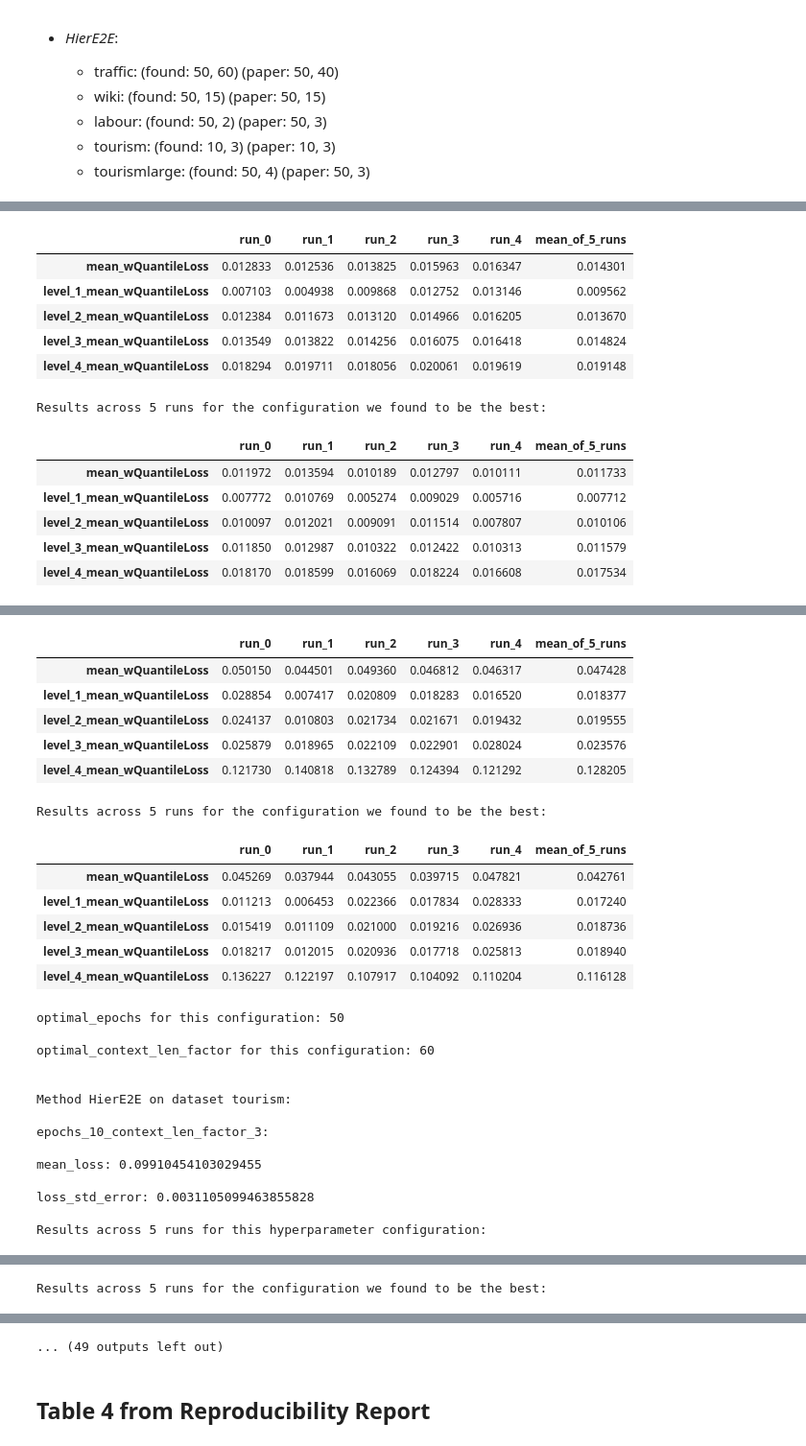
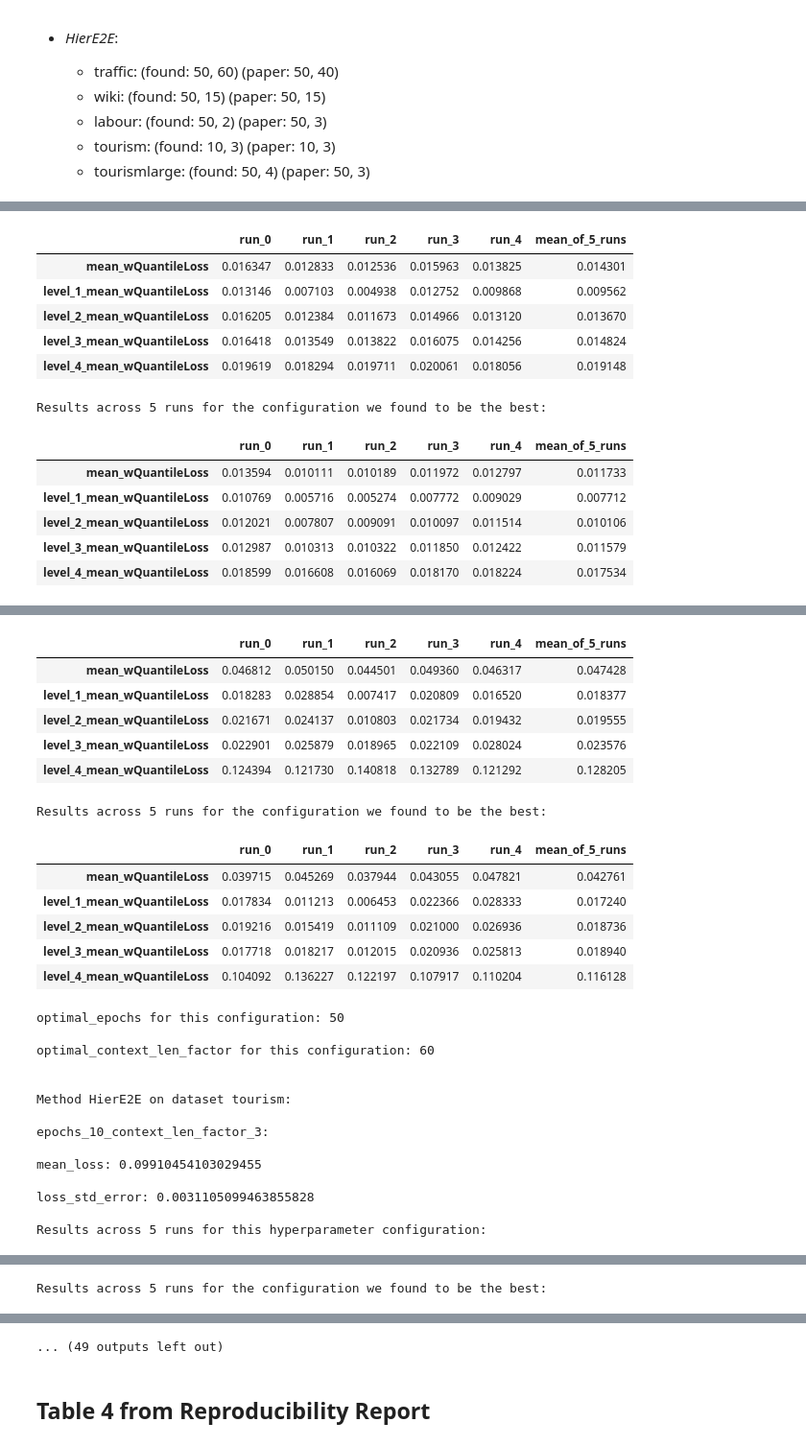
Before and after one commit to dstefanov46/RC_2021, a Jupyter notebook: evaluate_results.ipynb, the cells around one changed output, grey strips where cells are left out. Shown at 96% size. Saved outputs shown, nothing was run; the diff lists cells and outputs as text; code cells hidden in the pictures.

```diff
--- a/evaluate_results.ipynb
+++ b/evaluate_results.ipynb
@@ -227,7 +227,8 @@ def examine_hp_search_results(method, dataset, num_runs):
     optimal_epochs = optimal_hps[method][dataset]['epochs']
     optimal_context_len_factor = optimal_hps[method][dataset]['context_len_factor']
 
-    folder_name = f'{method}_{dataset}\epochs_{optimal_epochs}_context_len_factor_{optimal_context_len_factor}'
+    folder_name = os.path.join(f'{method}_{dataset}',
+                               f'epochs_{optimal_epochs}_context_len_factor_{optimal_context_len_factor}')
     mean_loss, loss_std_error = get_mean_loss(folder_name, num_runs, calc_std_error=True)
     print(f'Method {method} on dataset {dataset}:\n')
     print(f'epochs_{optimal_epochs}_context_len_factor_{optimal_context_len_factor}:\n')
@@ -304,6 +305,7 @@ def convert_date(file):
 def calculate_runtimes(folder_name):
     runtimes = np.zeros((num_runs - 1,))
     files = [file for file in os.listdir(folder_name) if '.txt' not in file]
+    files = sorted(files)
     for (i, file) in enumerate(files):
         if i == 0:
             old_date = convert_date(file)
@@ -325,7 +327,7 @@ def calculate_average_runtimes(to_latex=False, calc_std_error=False, minutes=Fal
                 continue
             runtimes = calculate_runtimes(folder_name)
             if calc_std_error and minutes:
-                runtime_df.loc[dataset, method] = str((runtimes.mean() / 60).round(2)) + '+/-' + str((runtimes.std() / 60).round(2))
+                runtime_df.loc[dataset, method] = str((runtimes.mean() / 60).round(2)) + ' +/- ' + str((runtimes.std() / 60).round(2))
             else:
                 runtime_df.loc[dataset, method] = runtimes.mean()
 
@@ -378,7 +380,7 @@ def calculate_total_time():
 # %%
 for method in neural_methods:
     for dataset in datasets:
-        examine_hp_search_results(method, dataset, 5)
+        examine_hp_search_results(method, dataset, num_runs)
 # %% [output]
 Method HierE2E on dataset labour:
 
@@ -388,20 +390,20 @@ mean_loss: 0.014300808423089928
 
 loss_std_error: 0.0015778704851996987
 
 Results across 5 runs for this hyperparameter configuration:
 |  | run_0 | run_1 | run_2 | run_3 | run_4 | mean_of_5_runs |
-| mean_wQuantileLoss | 0.012833 | 0.012536 | 0.013825 | 0.015963 | 0.016347 | 0.014301 |
-| level_1_mean_wQuantileLoss | 0.007103 | 0.004938 | 0.009868 | 0.012752 | 0.013146 | 0.009562 |
-| level_2_mean_wQuantileLoss | 0.012384 | 0.011673 | 0.013120 | 0.014966 | 0.016205 | 0.013670 |
-| level_3_mean_wQuantileLoss | 0.013549 | 0.013822 | 0.014256 | 0.016075 | 0.016418 | 0.014824 |
-| level_4_mean_wQuantileLoss | 0.018294 | 0.019711 | 0.018056 | 0.020061 | 0.019619 | 0.019148 |
+| mean_wQuantileLoss | 0.016347 | 0.012833 | 0.012536 | 0.015963 | 0.013825 | 0.014301 |
+| level_1_mean_wQuantileLoss | 0.013146 | 0.007103 | 0.004938 | 0.012752 | 0.009868 | 0.009562 |
+| level_2_mean_wQuantileLoss | 0.016205 | 0.012384 | 0.011673 | 0.014966 | 0.013120 | 0.013670 |
+| level_3_mean_wQuantileLoss | 0.016418 | 0.013549 | 0.013822 | 0.016075 | 0.014256 | 0.014824 |
+| level_4_mean_wQuantileLoss | 0.019619 | 0.018294 | 0.019711 | 0.020061 | 0.018056 | 0.019148 |
 Results across 5 runs for the configuration we found to be the best:
 |  | run_0 | run_1 | run_2 | run_3 | run_4 | mean_of_5_runs |
-| mean_wQuantileLoss | 0.011972 | 0.013594 | 0.010189 | 0.012797 | 0.010111 | 0.011733 |
-| level_1_mean_wQuantileLoss | 0.007772 | 0.010769 | 0.005274 | 0.009029 | 0.005716 | 0.007712 |
-| level_2_mean_wQuantileLoss | 0.010097 | 0.012021 | 0.009091 | 0.011514 | 0.007807 | 0.010106 |
-| level_3_mean_wQuantileLoss | 0.011850 | 0.012987 | 0.010322 | 0.012422 | 0.010313 | 0.011579 |
-| level_4_mean_wQuantileLoss | 0.018170 | 0.018599 | 0.016069 | 0.018224 | 0.016608 | 0.017534 |
+| mean_wQuantileLoss | 0.013594 | 0.010111 | 0.010189 | 0.011972 | 0.012797 | 0.011733 |
+| level_1_mean_wQuantileLoss | 0.010769 | 0.005716 | 0.005274 | 0.007772 | 0.009029 | 0.007712 |
+| level_2_mean_wQuantileLoss | 0.012021 | 0.007807 | 0.009091 | 0.010097 | 0.011514 | 0.010106 |
+| level_3_mean_wQuantileLoss | 0.012987 | 0.010313 | 0.010322 | 0.011850 | 0.012422 | 0.011579 |
+| level_4_mean_wQuantileLoss | 0.018599 | 0.016608 | 0.016069 | 0.018170 | 0.018224 | 0.017534 |
 optimal_epochs for this configuration: 50
 
 optimal_context_len_factor for this configuration: 2
@@ -417,18 +419,18 @@ loss_std_error: 0.0020651784246553066
 
 Results across 5 runs for this hyperparameter configuration:
 |  | run_0 | run_1 | run_2 | run_3 | run_4 | mean_of_5_runs |
-| mean_wQuantileLoss | 0.050150 | 0.044501 | 0.049360 | 0.046812 | 0.046317 | 0.047428 |
-| level_1_mean_wQuantileLoss | 0.028854 | 0.007417 | 0.020809 | 0.018283 | 0.016520 | 0.018377 |
-| level_2_mean_wQuantileLoss | 0.024137 | 0.010803 | 0.021734 | 0.021671 | 0.019432 | 0.019555 |
-| level_3_mean_wQuantileLoss | 0.025879 | 0.018965 | 0.022109 | 0.022901 | 0.028024 | 0.023576 |
-| level_4_mean_wQuantileLoss | 0.121730 | 0.140818 | 0.132789 | 0.124394 | 0.121292 | 0.128205 |
+| mean_wQuantileLoss | 0.046812 | 0.050150 | 0.044501 | 0.049360 | 0.046317 | 0.047428 |
+| level_1_mean_wQuantileLoss | 0.018283 | 0.028854 | 0.007417 | 0.020809 | 0.016520 | 0.018377 |
+| level_2_mean_wQuantileLoss | 0.021671 | 0.024137 | 0.010803 | 0.021734 | 0.019432 | 0.019555 |
+| level_3_mean_wQuantileLoss | 0.022901 | 0.025879 | 0.018965 | 0.022109 | 0.028024 | 0.023576 |
+| level_4_mean_wQuantileLoss | 0.124394 | 0.121730 | 0.140818 | 0.132789 | 0.121292 | 0.128205 |
 Results across 5 runs for the configuration we found to be the best:
 |  | run_0 | run_1 | run_2 | run_3 | run_4 | mean_of_5_runs |
-| mean_wQuantileLoss | 0.045269 | 0.037944 | 0.043055 | 0.039715 | 0.047821 | 0.042761 |
-| level_1_mean_wQuantileLoss | 0.011213 | 0.006453 | 0.022366 | 0.017834 | 0.028333 | 0.017240 |
-| level_2_mean_wQuantileLoss | 0.015419 | 0.011109 | 0.021000 | 0.019216 | 0.026936 | 0.018736 |
-| level_3_mean_wQuantileLoss | 0.018217 | 0.012015 | 0.020936 | 0.017718 | 0.025813 | 0.018940 |
-| level_4_mean_wQuantileLoss | 0.136227 | 0.122197 | 0.107917 | 0.104092 | 0.110204 | 0.116128 |
+| mean_wQuantileLoss | 0.039715 | 0.045269 | 0.037944 | 0.043055 | 0.047821 | 0.042761 |
+| level_1_mean_wQuantileLoss | 0.017834 | 0.011213 | 0.006453 | 0.022366 | 0.028333 | 0.017240 |
+| level_2_mean_wQuantileLoss | 0.019216 | 0.015419 | 0.011109 | 0.021000 | 0.026936 | 0.018736 |
+| level_3_mean_wQuantileLoss | 0.017718 | 0.018217 | 0.012015 | 0.020936 | 0.025813 | 0.018940 |
+| level_4_mean_wQuantileLoss | 0.104092 | 0.136227 | 0.122197 | 0.107917 | 0.110204 | 0.116128 |
 optimal_epochs for this configuration: 50
 
 optimal_context_len_factor for this configuration: 60
```
Also changed, not shown: parts of 6 cells of this notebook, 2 other files.
